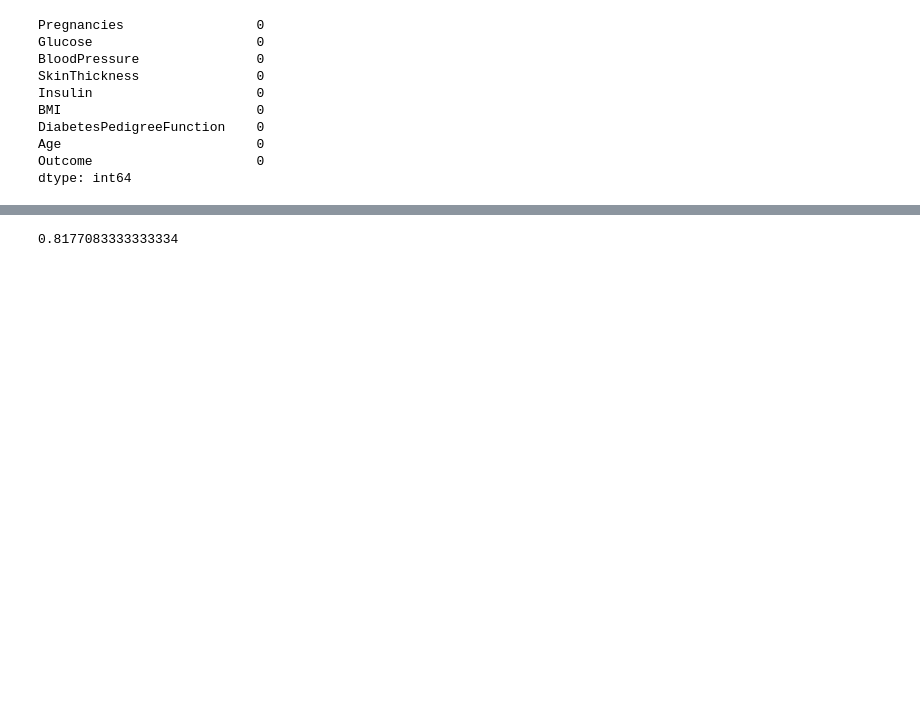
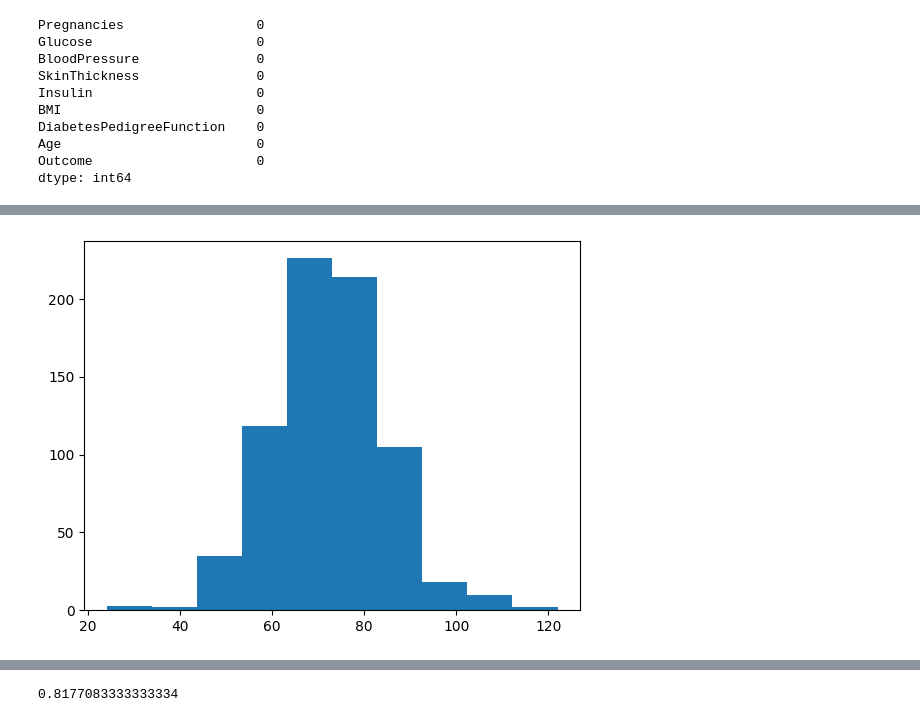
Before and after one commit to AngelB26/ICTAK, a Jupyter notebook: classification.ipynb, the cells around one changed output, grey strips where cells are left out. Saved outputs shown, nothing was run; the diff lists cells and outputs as text; code cells hidden in the pictures; blank space fills up the shorter version.

```diff
--- a/classification.ipynb
+++ b/classification.ipynb
@@ -5,7 +5,7 @@ import pandas as pd
 import numpy as np
 import matplotlib.pyplot as plt
 # %%
-data=pd.read_csv('/content/diabetes.csv')
+data=pd.read_csv('/content/diabetes (1).csv')
 # %%
 data.head()
 # %% [output]
@@ -50,0 +65,2 @@ dtype: int64
+# %%
+data['Glucose'] = data['Glucose'].replace( 0 , np.nan )
@@ -50,0 +83,7 @@ dtype: int64
+# %%
+data['BloodPressure'] = data['BloodPressure'].replace( 0 , np.nan )
+data['SkinThickness'] = data['SkinThickness'].replace( 0 , np.nan )
+data['Insulin'] = data['Insulin'].replace( 0 , np.nan )
+data['BMI'] = data['BMI'].replace( 0 , np.nan )
+data['DiabetesPedigreeFunction'] = data['DiabetesPedigreeFunction'].replace( 0 , np.nan )
+data['Age'] = data['Age'].replace( 0 , np.nan )
@@ -52,0 +105,5 @@ dtype: int64
+# %%
+plt.hist(data['BloodPressure'])
+plt.show()
+# %% [output]
+[figure, added]
```
Also changed, not shown: parts of 99 cells of this notebook.
